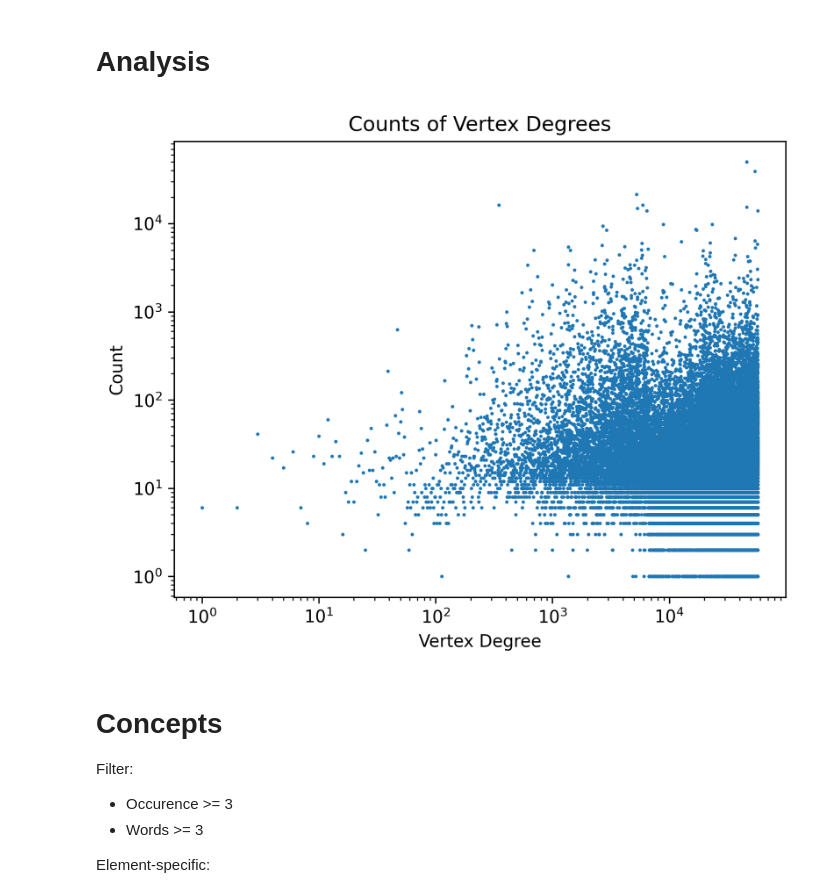
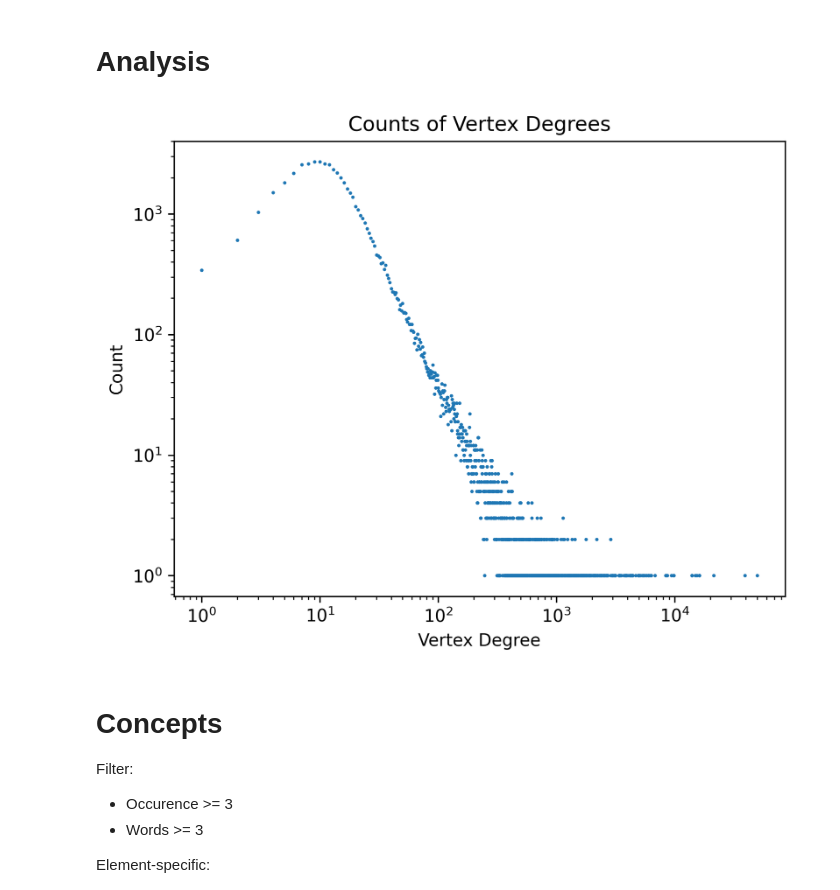
Before and after one commit to aimat-lab/materials_concepts, a Jupyter notebook: graph/Explore.ipynb, the cells around one changed output. Cells and saved outputs as stored; diff of their text form; code cells hidden in the pictures.

Commit message:
Fix Degree Dist

```diff
--- a/graph/Explore.ipynb
+++ b/graph/Explore.ipynb
@@ -33,18 +33,19 @@ for v1, v2, _ in edges:
 # %% [markdown]
 # Analysis
 # %%
-data = degree_count.items()
-x, y = zip(*data)
+data = Counter(degree_count.values())
+
+x, y = zip(*data.items())
 fig, ax = plt.subplots()
 ax.scatter(x, y, s=1)
 plt.xscale("log")
 plt.yscale("log")
 plt.title('Counts of Vertex Degrees')
 plt.xlabel('Vertex Degree')
 plt.ylabel('Count')
 plt.show()
 # %% [output]
-[figure, old version]
+[figure, new version]
 # %%
 origin = date(1970, 1, 1)
 years = [(origin + timedelta(days=int(days))).year for _, _, days in edges]
```
